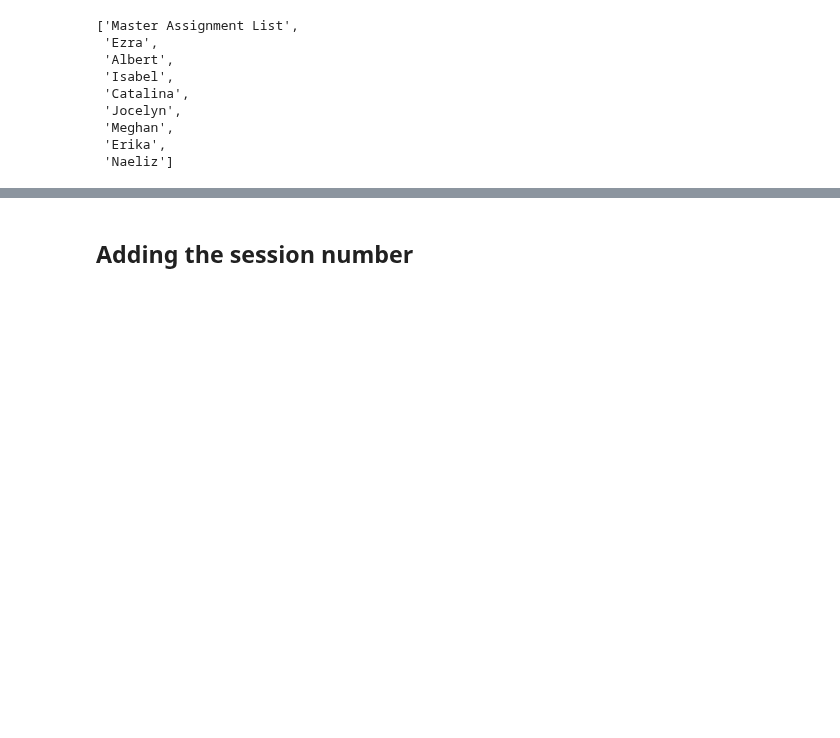
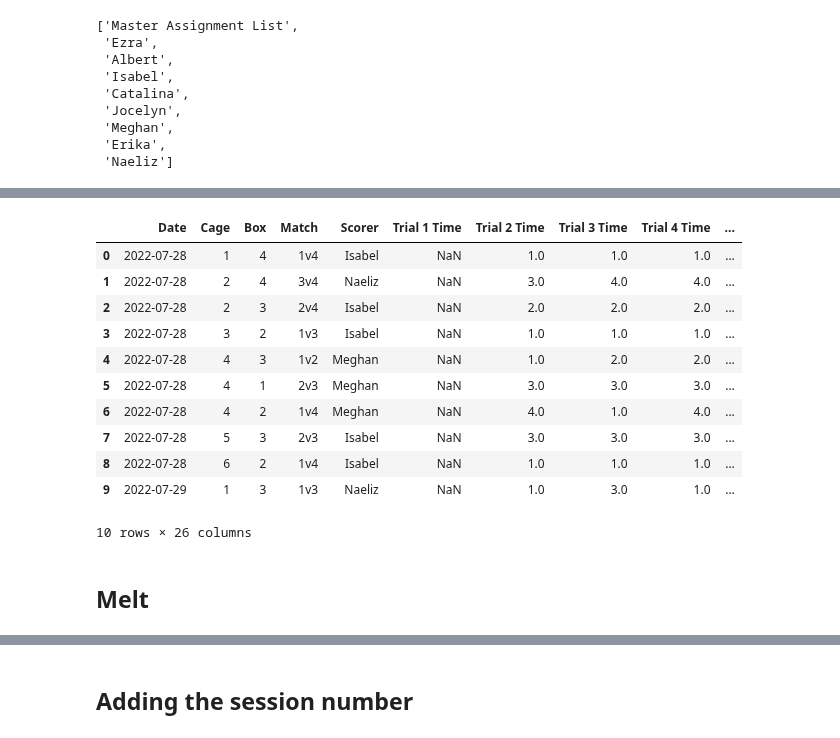
Before and after one commit to padillacoreanolab/behavioral_dataframe_processing, a Jupyter notebook: results/2022_07_25_elo_score_pilot/reward_competition_processing.ipynb, the cells around one changed output, grey strips where cells are left out. Saved outputs shown, nothing was run; the diff lists cells and outputs as text; code cells hidden in the pictures; blank space fills up the shorter version.

```diff
--- a/results/2022_07_25_elo_score_pilot/reward_competition_processing.ipynb
+++ b/results/2022_07_25_elo_score_pilot/reward_competition_processing.ipynb
@@ -63,0 +100,4 @@ reward_competition_df.head()
+# %%
+copy_reward_competition_df = copy_reward_competition_df.drop(["Mouse 1 Wins", "Mouse 2 Wins", "Ties "], axis=1)
+# %%
+columns_to_keep = [col for col in copy_reward_competition_df.columns if "winner" not in col.lower().strip()]
@@ -63,0 +124,2 @@ reward_competition_df.head()
+# %%
+copy_reward_competition_df = copy_reward_competition_df[columns_to_keep]
@@ -63,0 +128,2 @@ reward_competition_df.head()
+# %%
+copy_reward_competition_df["animal_ids"] = copy_reward_competition_df["Match"].apply(lambda x: set(x.split("v")))
@@ -63,0 +136,17 @@ reward_competition_df.head()
+# %%
+copy_reward_competition_df
+# %% [output]
+|  | Date | Cage | Box | Match | Scorer | Trial 1 Time | Trial 2 Time | Trial 3 Time | Trial 4 Time | ... |
+| 0 | 2022-07-28 | 1 | 4 | 1v4 | Isabel | NaN | 1.0 | 1.0 | 1.0 | ... |
+| 1 | 2022-07-28 | 2 | 4 | 3v4 | Naeliz | NaN | 3.0 | 4.0 | 4.0 | ... |
+| 2 | 2022-07-28 | 2 | 3 | 2v4 | Isabel | NaN | 2.0 | 2.0 | 2.0 | ... |
+| 3 | 2022-07-28 | 3 | 2 | 1v3 | Isabel | NaN | 1.0 | 1.0 | 1.0 | ... |
+| 4 | 2022-07-28 | 4 | 3 | 1v2 | Meghan | NaN | 1.0 | 2.0 | 2.0 | ... |
+| 5 | 2022-07-28 | 4 | 1 | 2v3 | Meghan | NaN | 3.0 | 3.0 | 3.0 | ... |
+| 6 | 2022-07-28 | 4 | 2 | 1v4 | Meghan | NaN | 4.0 | 1.0 | 4.0 | ... |
+| 7 | 2022-07-28 | 5 | 3 | 2v3 | Isabel | NaN | 3.0 | 3.0 | 3.0 | ... |
+| 8 | 2022-07-28 | 6 | 2 | 1v4 | Isabel | NaN | 1.0 | 1.0 | 1.0 | ... |
+| 9 | 2022-07-29 | 1 | 3 | 1v3 | Naeliz | NaN | 1.0 | 3.0 | 1.0 | ... |
+10 rows × 26 columns
+# %% [markdown]
+## Melt
```
Also changed, not shown: parts of 40 cells of this notebook.
